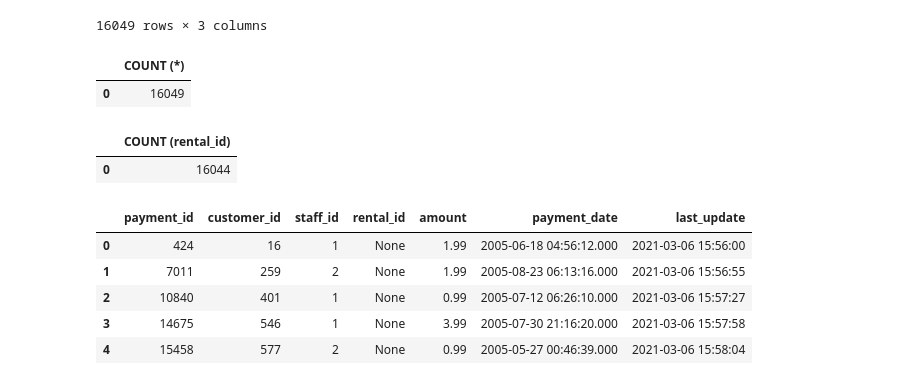
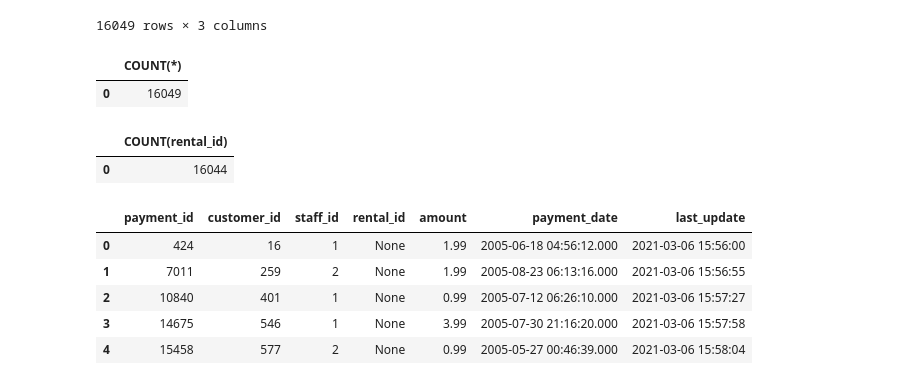
Before and after one commit to lukpras/SQL-Queries-Visualization, a Jupyter notebook: Movies Queries & Visualization.ipynb, the cells around one changed output. Cells and saved outputs as stored; diff of their text form; code cells hidden in the pictures.

```diff
--- a/Movies Queries & Visualization.ipynb
+++ b/Movies Queries & Visualization.ipynb
@@ -6,7 +6,7 @@ import matplotlib.pyplot as plt
 # %%
 pd.options.display.max_rows = 50
 # %%
-database_path ="C:/Users/user/Documents/Data Scientist/sqlite-sakila.db"
+database_path ="Dataset\sqlite-sakila.db"
 # %%
 connection = sqlite3.connect(database_path)
 # %%
@@ -100,21 +103,23 @@ FROM payment;
 | 16048 | 16049 | 2005-08-23 11:25:00.000 | 2.99 |
 16049 rows × 3 columns
 # %%
+# Count how many payments
 pd.read_sql("""
 
-SELECT COUNT (*)
+SELECT COUNT(*)
 FROM payment;
 """, connection)
 # %% [output]
-|  | COUNT (*) |
+|  | COUNT(*) |
 | 0 | 16049 |
 # %%
+# Count how many payments when rental_id is not null
 pd.read_sql("""
-
-SELECT COUNT (rental_id)
+SELECT COUNT(rental_id)
 From payment;
-""", connection)
+""", connection
+)
 # %% [output]
-|  | COUNT (rental_id) |
+|  | COUNT(rental_id) |
 | 0 | 16044 |
 # %%
```
Also changed, not shown: parts of 38 cells of this notebook, 4 other files.
